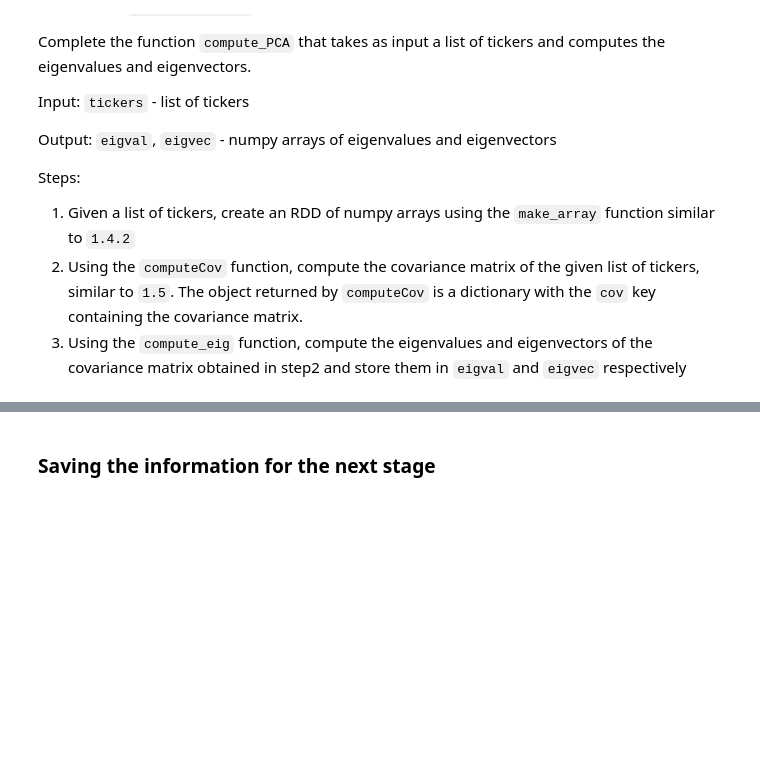
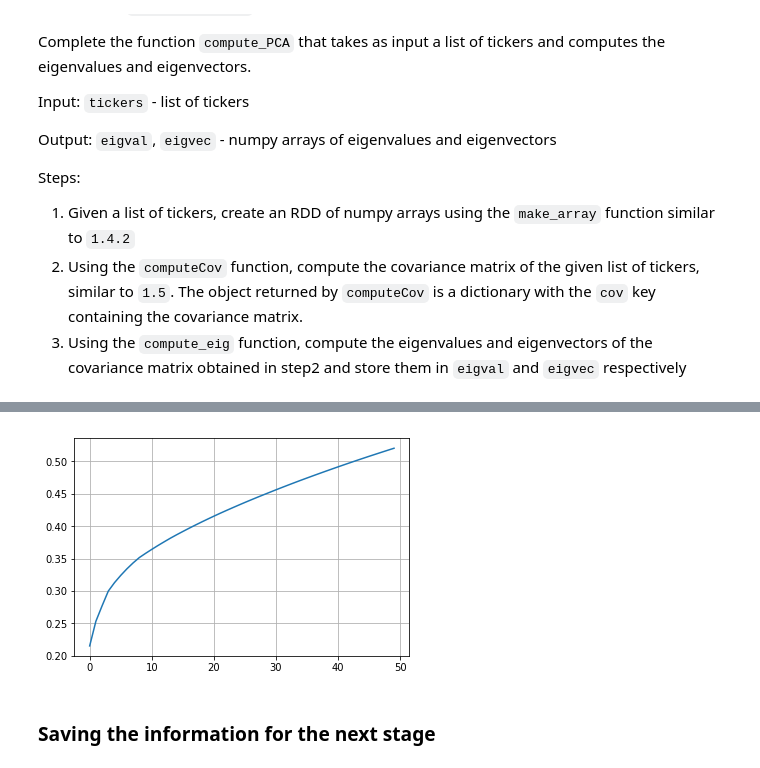
Before and after one commit to MHhmMH/255final, a Jupyter notebook: 3.PCA_Stocks_Spark.ipynb, the cells around one changed output, grey strips where cells are left out. Drawn from its saved outputs; the diff is of its cells as text; code cells hidden in the pictures; blank space fills up the shorter version.

```diff
--- a/3.PCA_Stocks_Spark.ipynb
+++ b/3.PCA_Stocks_Spark.ipynb
@@ -94,3 +99,8 @@ def make_array(row):
+# %%
+def make_array(row):
+    array = np.array(row,dtype=np.float64)
+    array = np.nan_to_num(array)
+    return array
 # %% [markdown]
 #### Create RDD
 
@@ -125,8 +137,9 @@ You need to reverse the order of the eigenvalues and eigenvectors returned by th
 # %%
 from numpy import linalg as LA
 def compute_eig(cov):
-    # YOUR CODE HERE
-    raise NotImplementedError()
+    eigval, eigvec = LA.eigh(cov)
+    eigval=eigval[-1::-1]
+    eigvec=eigvec[:,-1::-1]
     return eigval, eigvec
 # %%
 eigval, eigvec = compute_eig(OUT['Cov'])
@@ -143,11 +156,12 @@ Steps:
 1. Given a list of tickers, create an RDD of numpy arrays using the `make_array` function similar to `1.4.2`
 2. Using the `computeCov` function, compute the covariance matrix of the given list of tickers, similar to `1.5`. The object returned by `computeCov` is a dictionary with the `cov` key containing the covariance matrix.
 3. Using the `compute_eig` function, compute the eigenvalues and eigenvectors of the covariance matrix obtained in step2 and store them in `eigval` and `eigvec` respectively
-# %%
-def compute_PCA(tickers):
-    # YOUR CODE HERE
-    raise NotImplementedError()
-    return eigval, eigvec
+# %%
+def compute_PCA(tickers):
+    Rows= df.select(tickers).rdd.map(make_array)
+    OUT = computeCov(Rows)
+    eigval, eigvec = compute_eig(OUT['Cov'])
+    return eigval, eigvec
 # %%
 columns=df.columns
 col=[c for c in columns if '_D' in c]
@@ -174,3 +185,11 @@ raise NotImplementedError()
+# %%
+k=50
+L=(list(cumsum(eigval[:k])))/sum(eigval)
+#print m,L
+plot(L)
+grid()
+# %% [output]
+[figure, added]
 # %% [markdown]
 ### Saving the information for the next stage
 # %%
```
Also changed, not shown: parts of 10 cells of this notebook, 1 other file.
